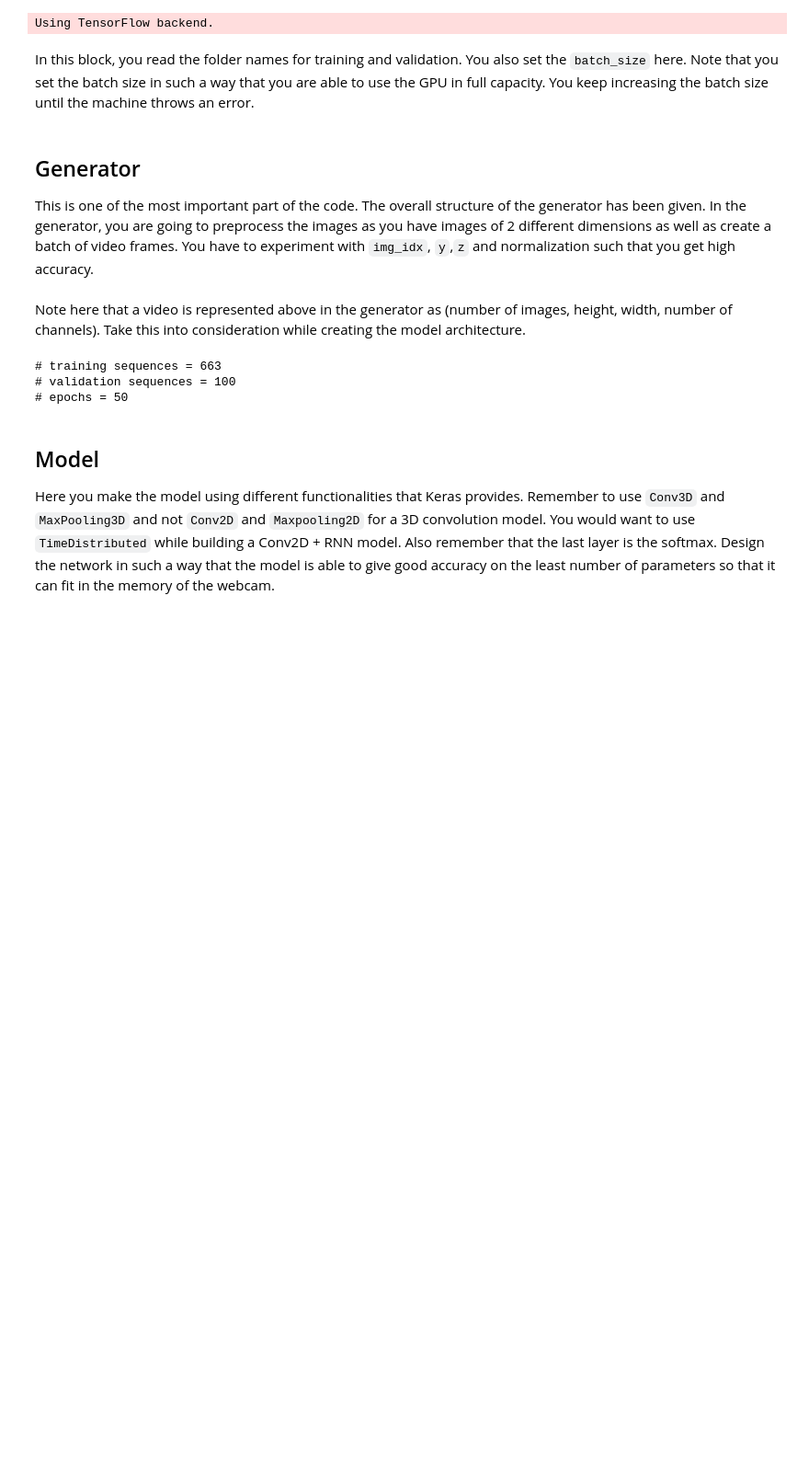
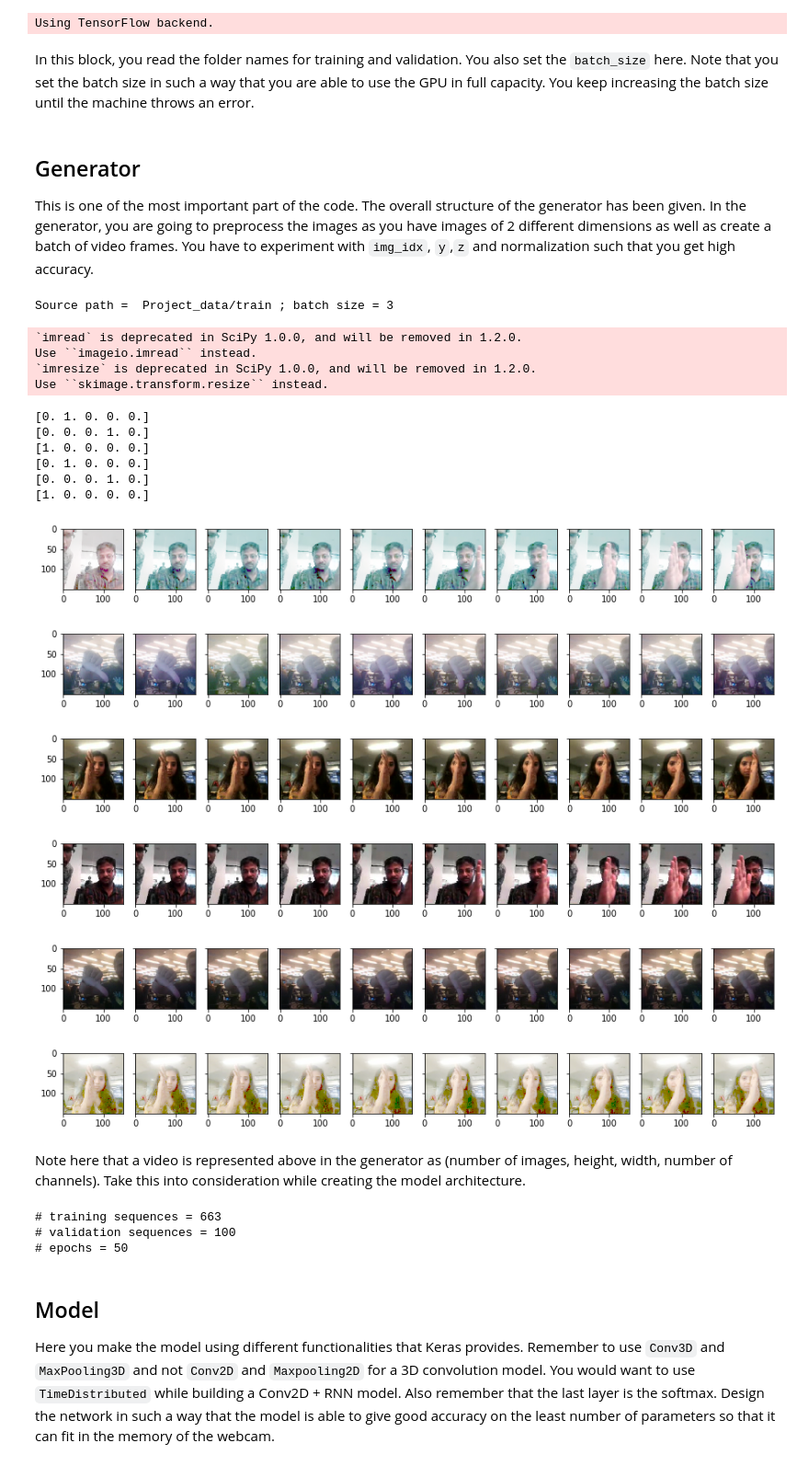
Before and after one commit to adi007me/deep-learning, a Jupyter notebook: Neural_Nets_Project_Starter_Code.ipynb, the cells around one changed output. Shown: that part at 92% size. Cells and saved outputs as stored; diff of their text form; code cells hidden in the pictures; blank space fills up the shorter version.

```diff
--- a/Neural_Nets_Project_Starter_Code.ipynb
+++ b/Neural_Nets_Project_Starter_Code.ipynb
@@ -53,3 +85,21 @@ def normalize(input):
+# %%
+def adjust_exposure(image, gamma):
+    return exposure.adjust_gamma(image, gamma=0.2)
+# %%
+def resize(image, size = img_size):
+    return imresize(image, size=(size,size))
+# %%
+def randomize(sequences, labels):
+#     zipped = list(zip(sequences, labels))
+#     random.shuffle(zipped)
+#     batch_data, batch_labels = zip(*zipped)
+
+    indices = np.arange(labels.shape[0])
+    np.random.shuffle(indices)
+    sequences = sequences[indices]
+    labels = labels[indices]
+
+    return sequences, labels
 # %% [markdown]
 ## Generator
 This is one of the most important part of the code. The overall structure of the generator has been given. In the generator, you are going to preprocess the images as you have images of 2 different dimensions as well as create a batch of video frames. You have to experiment with `img_idx`, `y`,`z` and normalization such that you get high accuracy.
@@ -176,15 +209,36 @@ def generator(source_path, folder_list, batch_size, ablation_size = 0, augmentat
             else:
                 yield batch_data, batch_labels
 # %%
-# train_path = 'Project_data/train'
-# test_images_generator = generator(train_path, train_doc, batch_size, ablation_size=100)
+train_path = 'Project_data/train'
+test_images_generator = generator(train_path, train_doc, batch_size, ablation_size=3, augmentation=True)
 
-# test_images = []
-# counter = 0
-# for test_img in test_images_generator:
-#     plot_image(test_img[0][0])
+test_images = []
+counter = 0
+for test_img in test_images_generator:
+    for vdo,label in zip(test_img[0],test_img[1]):
+#         print(vdo.shape)
+        print(label)
+        plot_image(vdo)
+    break;
 
-
-#     counter = counter + 1
-#     if counter is 50:
-#         break;
+    counter = counter + 1
+    if counter is 50:
+        break;
+# %% [output]
+Source path =  Project_data/train ; batch size = 3
+`imread` is deprecated in SciPy 1.0.0, and will be removed in 1.2.0.
+Use ``imageio.imread`` instead.
+`imresize` is deprecated in SciPy 1.0.0, and will be removed in 1.2.0.
+Use ``skimage.transform.resize`` instead.
+[0. 1. 0. 0. 0.]
+[0. 0. 0. 1. 0.]
+[1. 0. 0. 0. 0.]
+[0. 1. 0. 0. 0.]
+[0. 0. 0. 1. 0.]
+[1. 0. 0. 0. 0.]
+[figure, added]
+[figure, added]
+[figure, added]
+[figure, added]
+[figure, added]
+[figure, added]
```
Also changed, not shown: parts of 12 cells of this notebook, 1 other file.
